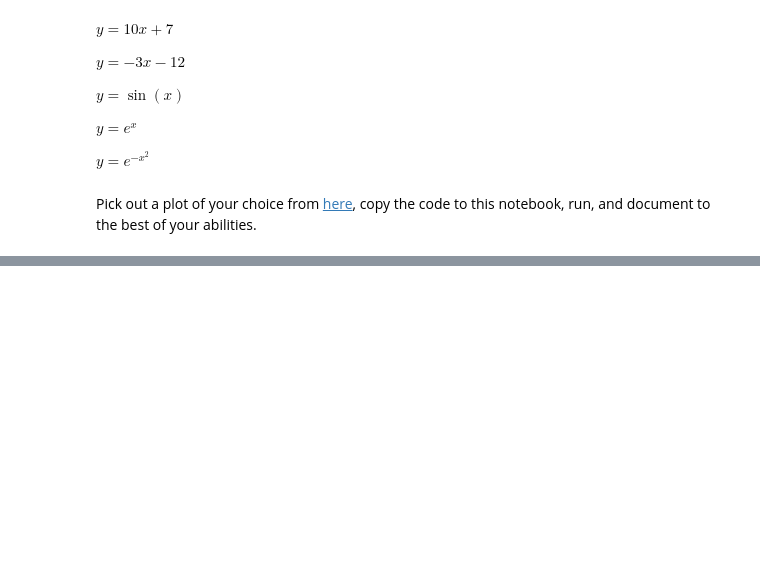
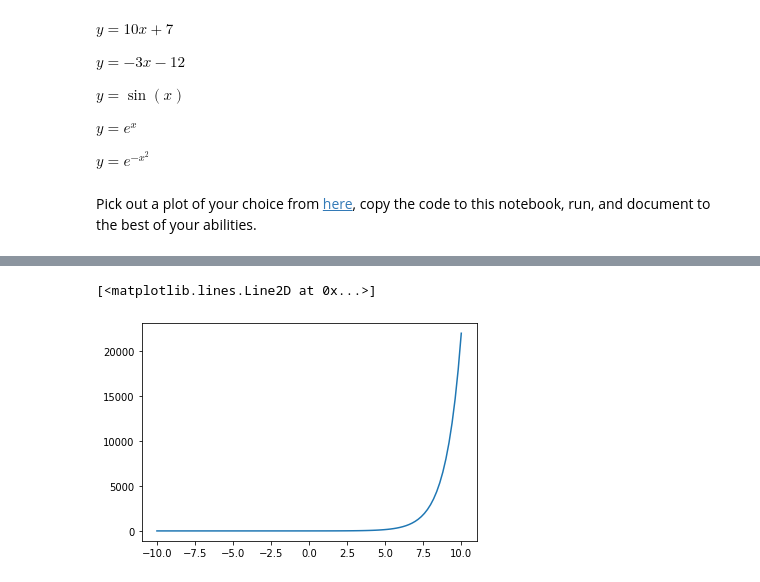
Before and after one commit to Cademfitzgerald/Data-Science, a Jupyter notebook: Cade_Fitzgerald_Lab_1.ipynb, the cells around one changed output, grey strips where cells are left out. Saved outputs shown, nothing was run; the diff lists cells and outputs as text; code cells hidden in the pictures; blank space fills up the shorter version.

```diff
--- a/Cade_Fitzgerald_Lab_1.ipynb
+++ b/Cade_Fitzgerald_Lab_1.ipynb
@@ -336,0 +294,7 @@ if __name__ == '__main__':
+# %%
+E = np.exp(x)
+# %%
+plt.plot(x,E);
+# %% [output]
+[<matplotlib.lines.Line2D at 0x...>]
+[figure, added]
```
Also changed, not shown: parts of 11 cells of this notebook.
